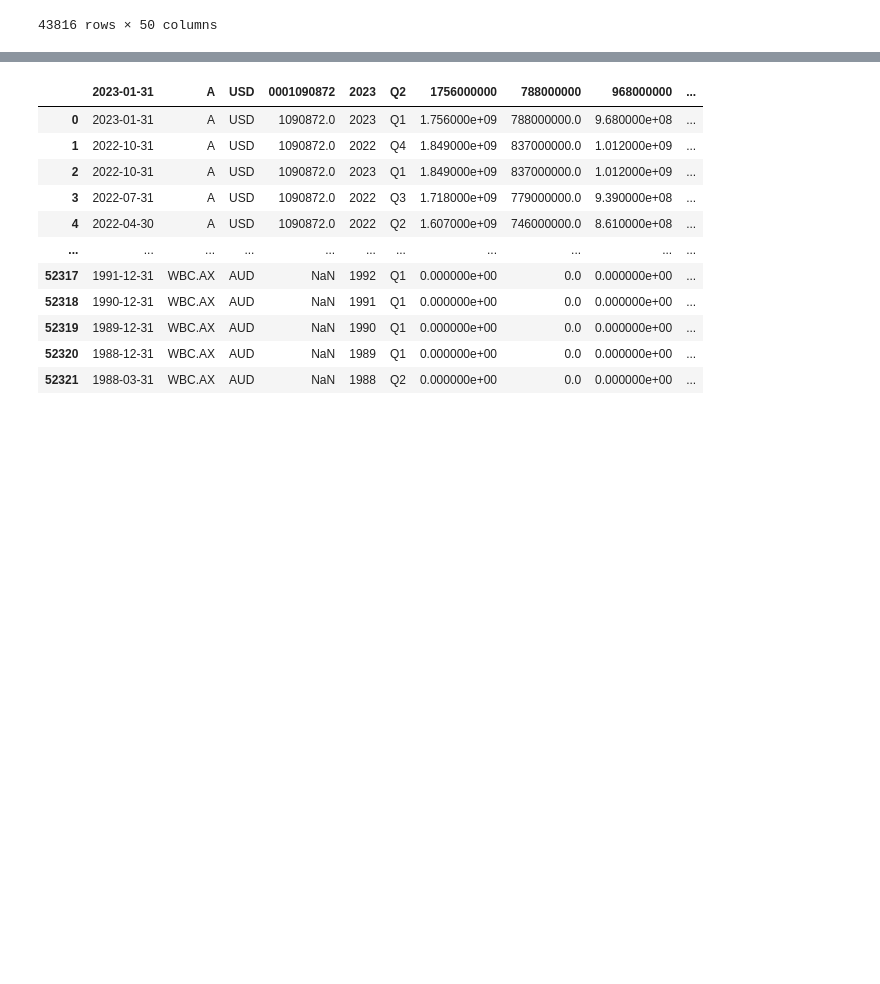
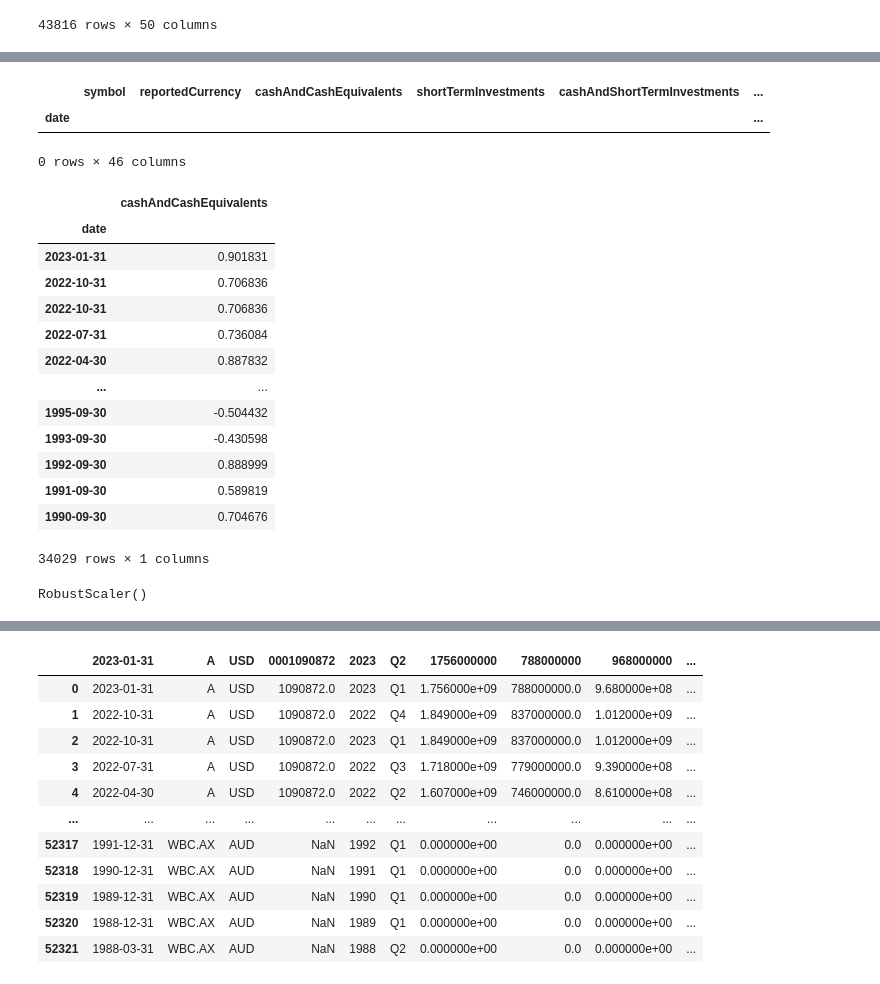
Before and after one commit to veeyuen/credit-spreads, a Jupyter notebook: build_dataframe.ipynb, the cells around one changed output, grey strips where cells are left out. Cells and saved outputs as stored; diff of their text form; code cells hidden in the pictures; blank space fills up the shorter version.

```diff
--- a/build_dataframe.ipynb
+++ b/build_dataframe.ipynb
@@ -547,0 +541,25 @@ ValueError: Input X contains infinity or a value too large for dtype('float64').
+# %%
+# Check that there are no nans
+
+balance_sheet_imputed[balance_sheet_imputed['othertotalStockholdersEquity'].isna()]
+# %% [output]
+|  | symbol | reportedCurrency | cashAndCashEquivalents | shortTermInvestments | cashAndShortTermInvestments | ... |
+| date |  |  |  |  |  | ... |
+0 rows × 46 columns
+# %%
+balance_sheet_imputed[['cashAndCashEquivalents']]
+# %% [output]
+|  | cashAndCashEquivalents |
+| date |  |
+| 2023-01-31 | 0.901831 |
+| 2022-10-31 | 0.706836 |
+| 2022-10-31 | 0.706836 |
+| 2022-07-31 | 0.736084 |
+| 2022-04-30 | 0.887832 |
+| ... | ... |
+| 1995-09-30 | -0.504432 |
+| 1993-09-30 | -0.430598 |
+| 1992-09-30 | 0.888999 |
+| 1991-09-30 | 0.589819 |
+| 1990-09-30 | 0.704676 |
+34029 rows × 1 columns
@@ -547,0 +570,10 @@ ValueError: Input X contains infinity or a value too large for dtype('float64').
+# %%
+# Initialise and fit Robust Scaler
+# Use RS because data appears to have some very extreme min/max values
+# Note [[]] usage otherwise you will get an error with data type
+
+rb_scaler = RobustScaler()
+
+rb_scaler.fit(balance_sheet_imputed[['cashAndCashEquivalents']])
+# %% [output]
+RobustScaler()
```
Also changed, not shown: parts of 84 cells of this notebook.
